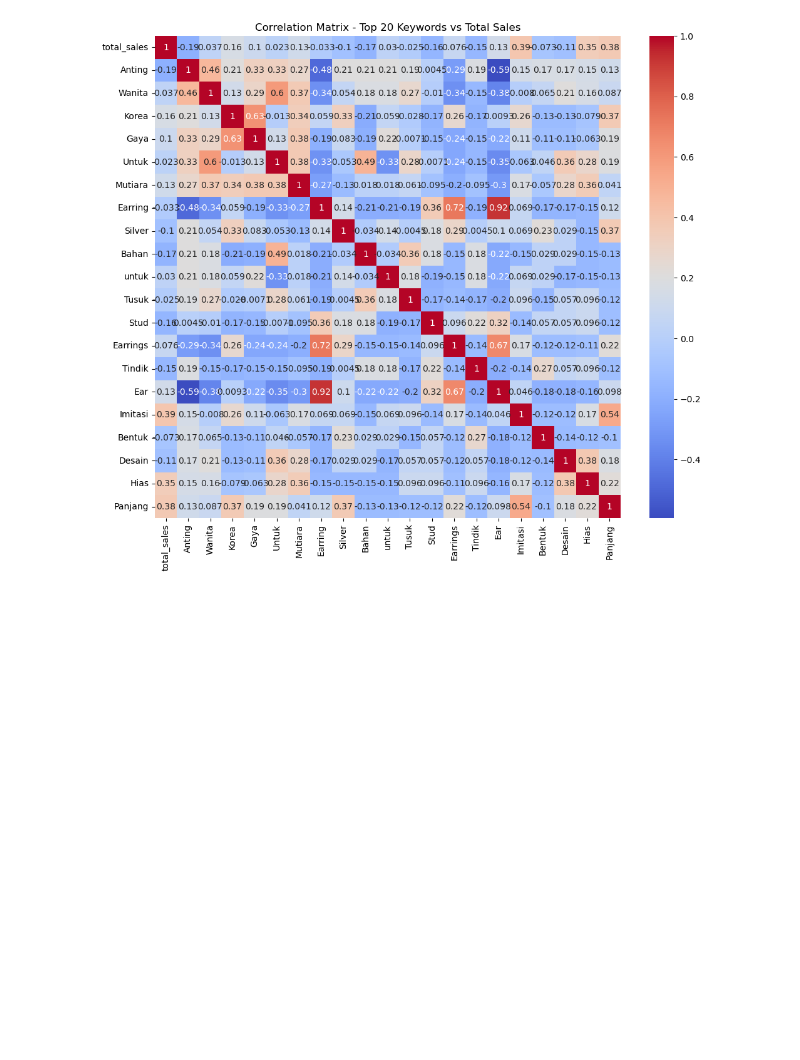
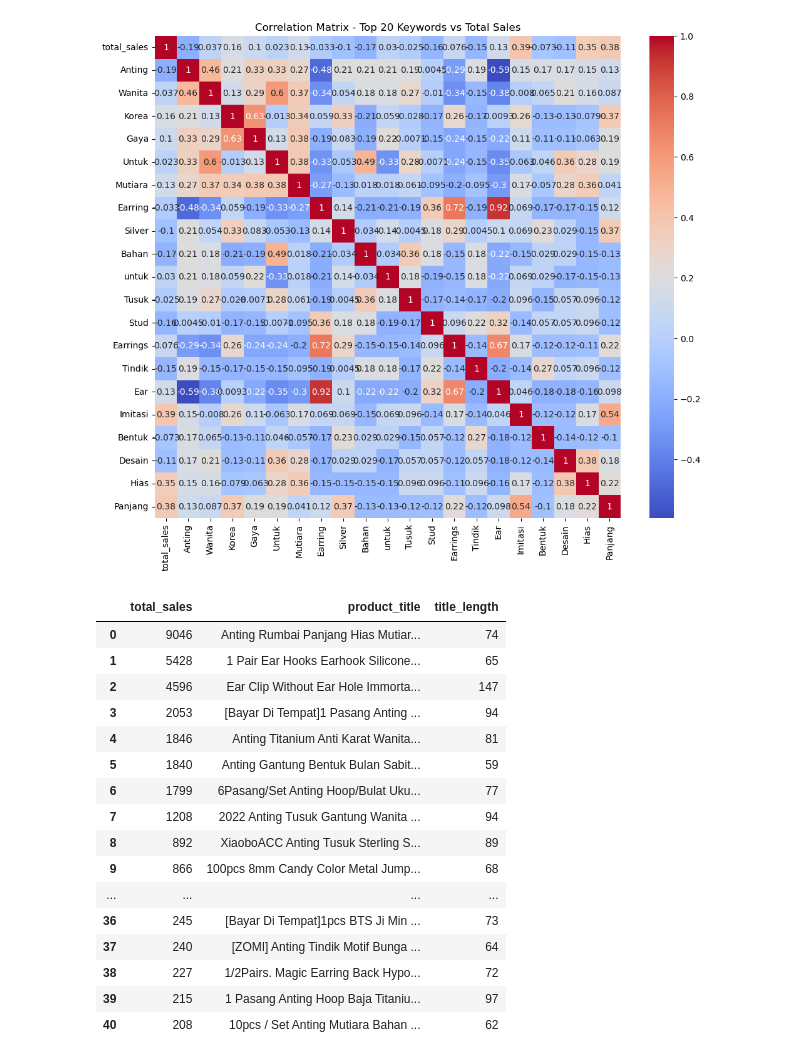
Before and after one commit to florentianayuwono/product-title-optimization, a Jupyter notebook: earrings_analysis.ipynb, the cells around one changed output. Saved outputs shown, nothing was run; the diff lists cells and outputs as text; code cells hidden in the pictures; blank space fills up the shorter version.

```diff
--- a/earrings_analysis.ipynb
+++ b/earrings_analysis.ipynb
@@ -241,3 +241,23 @@ plt.title('Correlation Matrix - Top 20 Keywords vs Total Sales')
 plt.show()
 # %% [output]
 [figure]
+# %%
+df4
+# %% [output]
+|  | total_sales | product_title | title_length |
+| 0 | 9046 | Anting Rumbai Panjang Hias Mutiar... | 74 |
+| 1 | 5428 | 1 Pair Ear Hooks Earhook Silicone... | 65 |
+| 2 | 4596 | Ear Clip Without Ear Hole Immorta... | 147 |
+| 3 | 2053 | [Bayar Di Tempat]1 Pasang Anting ... | 94 |
+| 4 | 1846 | Anting Titanium Anti Karat Wanita... | 81 |
+| 5 | 1840 | Anting Gantung Bentuk Bulan Sabit... | 59 |
+| 6 | 1799 | 6Pasang/Set Anting Hoop/Bulat Uku... | 77 |
+| 7 | 1208 | 2022 Anting Tusuk Gantung Wanita ... | 94 |
+| 8 | 892 | XiaoboACC Anting Tusuk Sterling S... | 89 |
+| 9 | 866 | 100pcs 8mm Candy Color Metal Jump... | 68 |
+| ... | ... | ... | ... |
+| 36 | 245 | [Bayar Di Tempat]1pcs BTS Ji Min ... | 73 |
+| 37 | 240 | [ZOMI] Anting Tindik Motif Bunga ... | 64 |
+| 38 | 227 | 1/2Pairs. Magic Earring Back Hypo... | 72 |
+| 39 | 215 | 1 Pasang Anting Hoop Baja Titaniu... | 97 |
+| 40 | 208 | 10pcs / Set Anting Mutiara Bahan ... | 62 |
```
Also changed, not shown: parts of 2 cells of this notebook.
